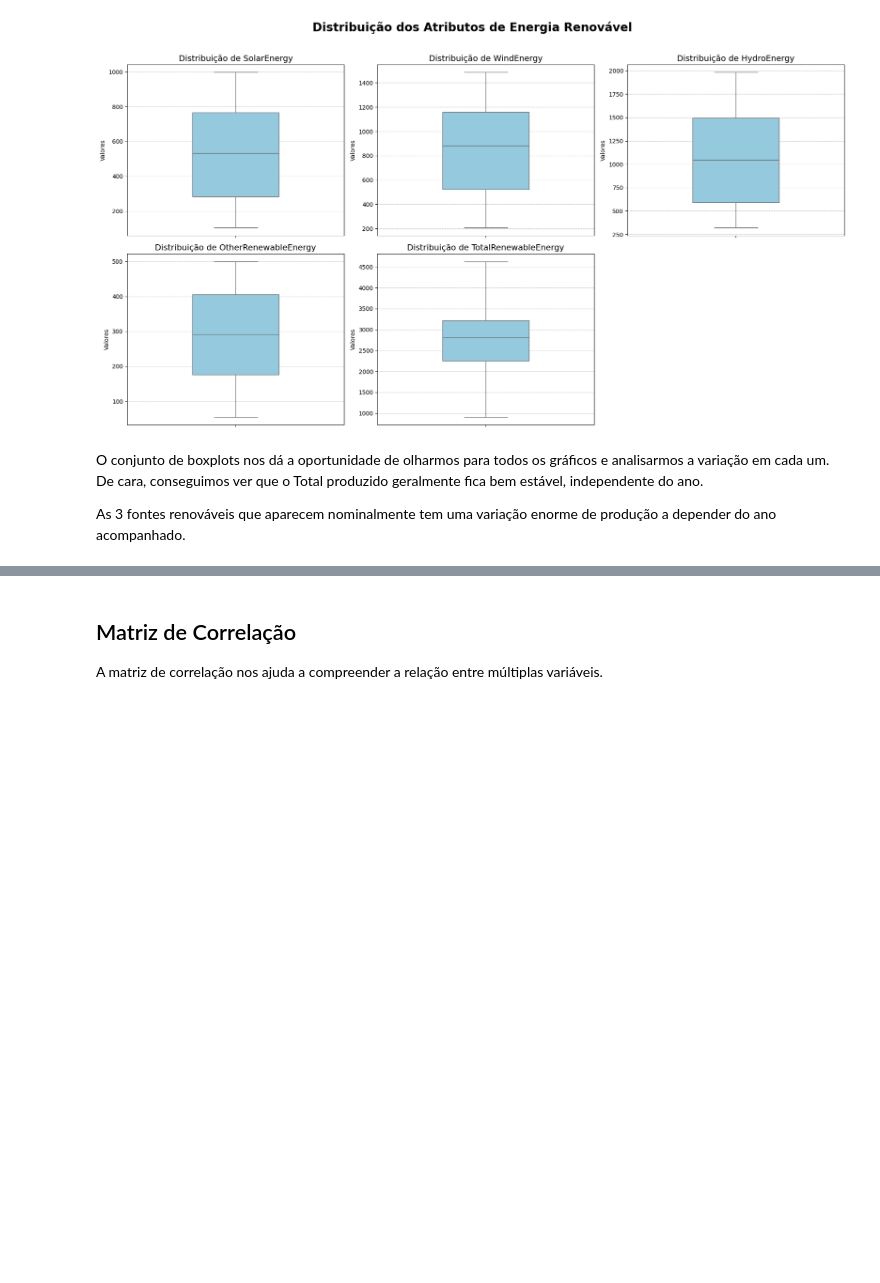
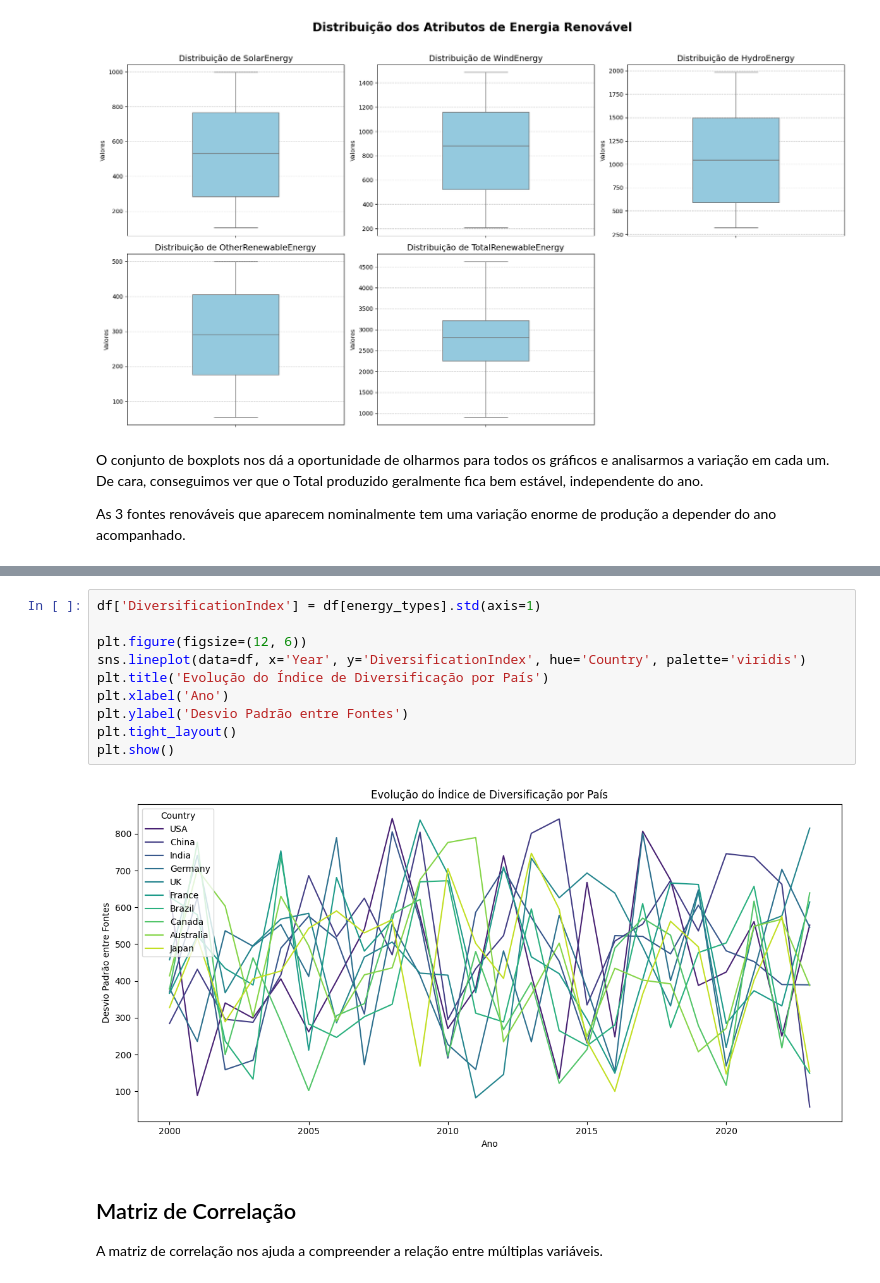
Before and after one commit to mateustabach/EntregasPUC, a Jupyter notebook: MVP1_Mateus_Tabach.ipynb, the cells around one changed output, grey strips where cells are left out. Cells and saved outputs as stored; diff of their text form; blank space fills up the shorter version.

```diff
--- a/MVP1_Mateus_Tabach.ipynb
+++ b/MVP1_Mateus_Tabach.ipynb
@@ -301,3 +319,15 @@ As 3 fontes renováveis que aparecem nominalmente tem uma variação enorme de p
+# %%
+df['DiversificationIndex'] = df[energy_types].std(axis=1)
+
+plt.figure(figsize=(12, 6))
+sns.lineplot(data=df, x='Year', y='DiversificationIndex', hue='Country', palette='viridis')
+plt.title('Evolução do Índice de Diversificação por País')
+plt.xlabel('Ano')
+plt.ylabel('Desvio Padrão entre Fontes')
+plt.tight_layout()
+plt.show()
+# %% [output]
+[figure, added]
 # %% [markdown]
 ## Matriz de Correlação
 
```
Also changed, not shown: parts of 9 cells of this notebook.
